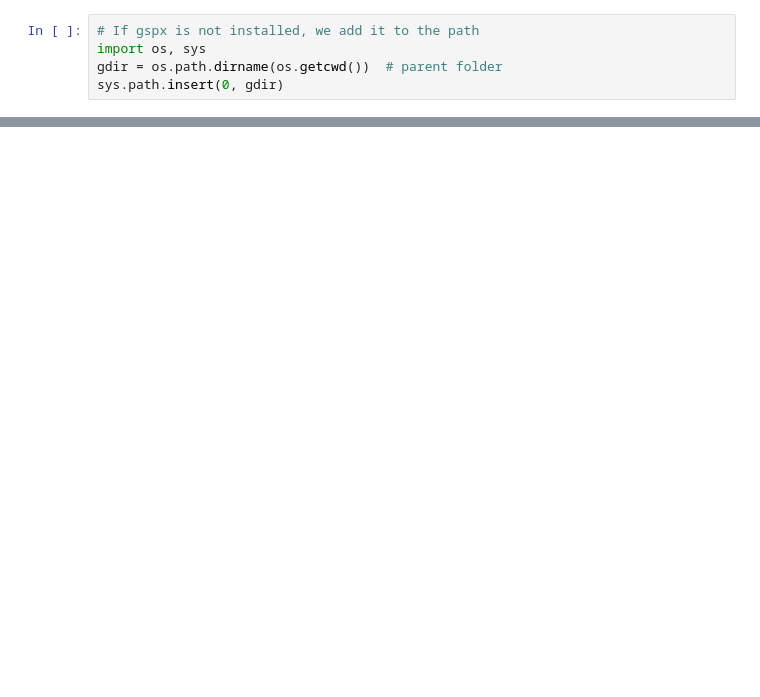
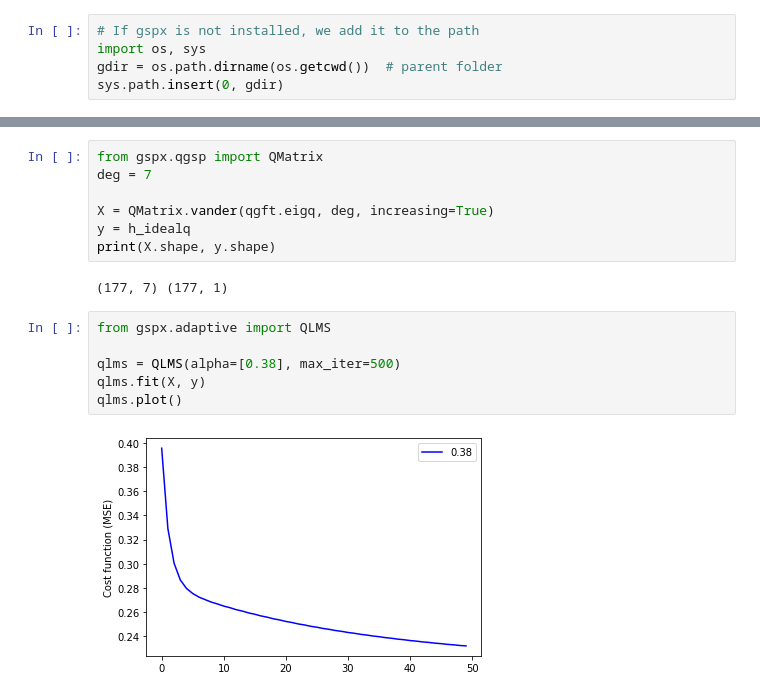
Before and after one commit to gboaviagem/gspx, a Jupyter notebook: notebooks/04_qlms.ipynb, the cells around one changed output, grey strips where cells are left out. Cells and saved outputs as stored; diff of their text form; blank space fills up the shorter version.

```diff
--- a/notebooks/04_qlms.ipynb
+++ b/notebooks/04_qlms.ipynb
@@ -145,0 +118,17 @@ lms.fit(eig_vander, y=theta_ideal)
+# %%
+from gspx.qgsp import QMatrix
+deg = 7
+
+X = QMatrix.vander(qgft.eigq, deg, increasing=True)
+y = h_idealq
+print(X.shape, y.shape)
+# %% [output]
+(177, 7) (177, 1)
+# %%
+from gspx.adaptive import QLMS
+
+qlms = QLMS(alpha=[0.38], max_iter=500)
+qlms.fit(X, y)
+qlms.plot()
+# %% [output]
+[figure, added]
```
Also changed, not shown: parts of 41 cells of this notebook, 8 other files.
